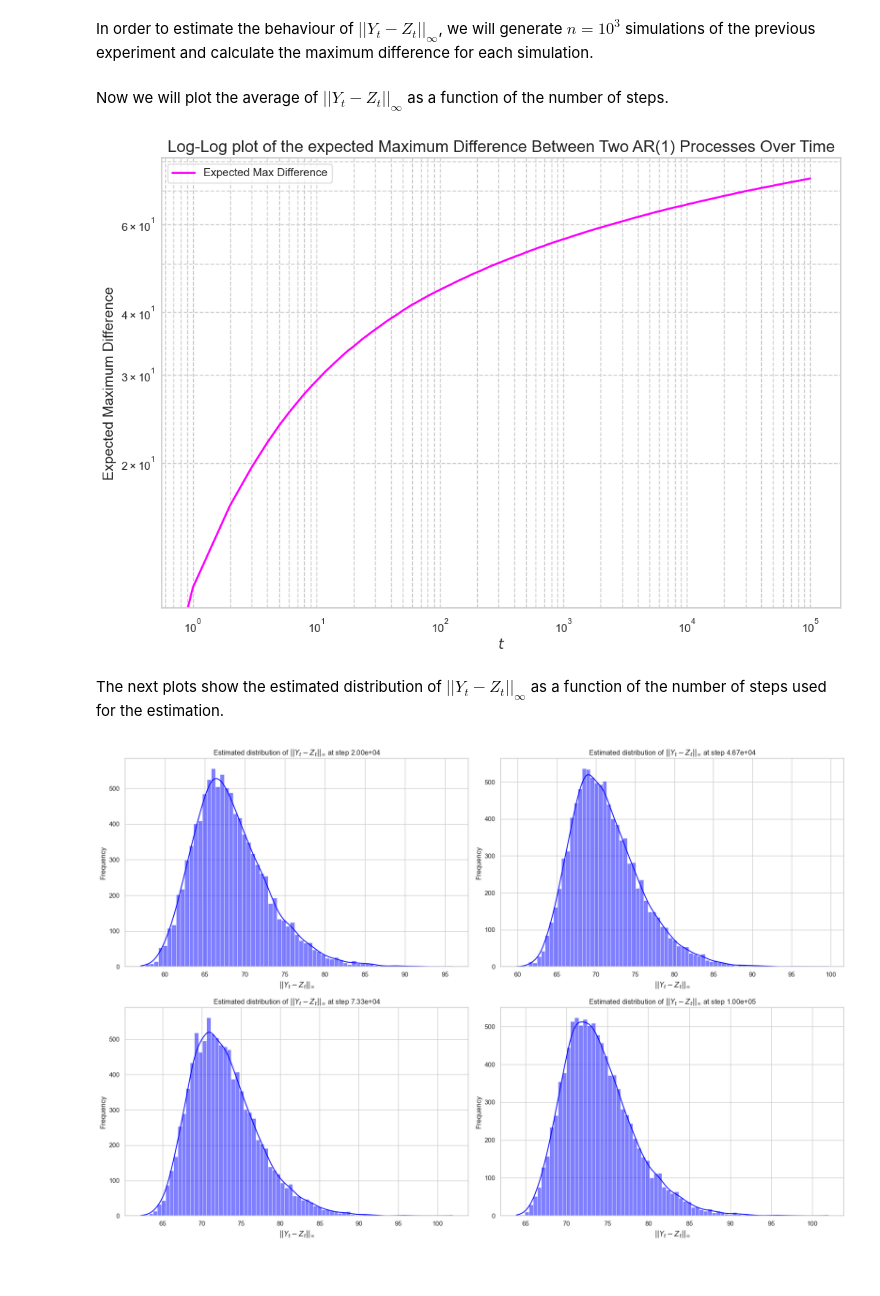
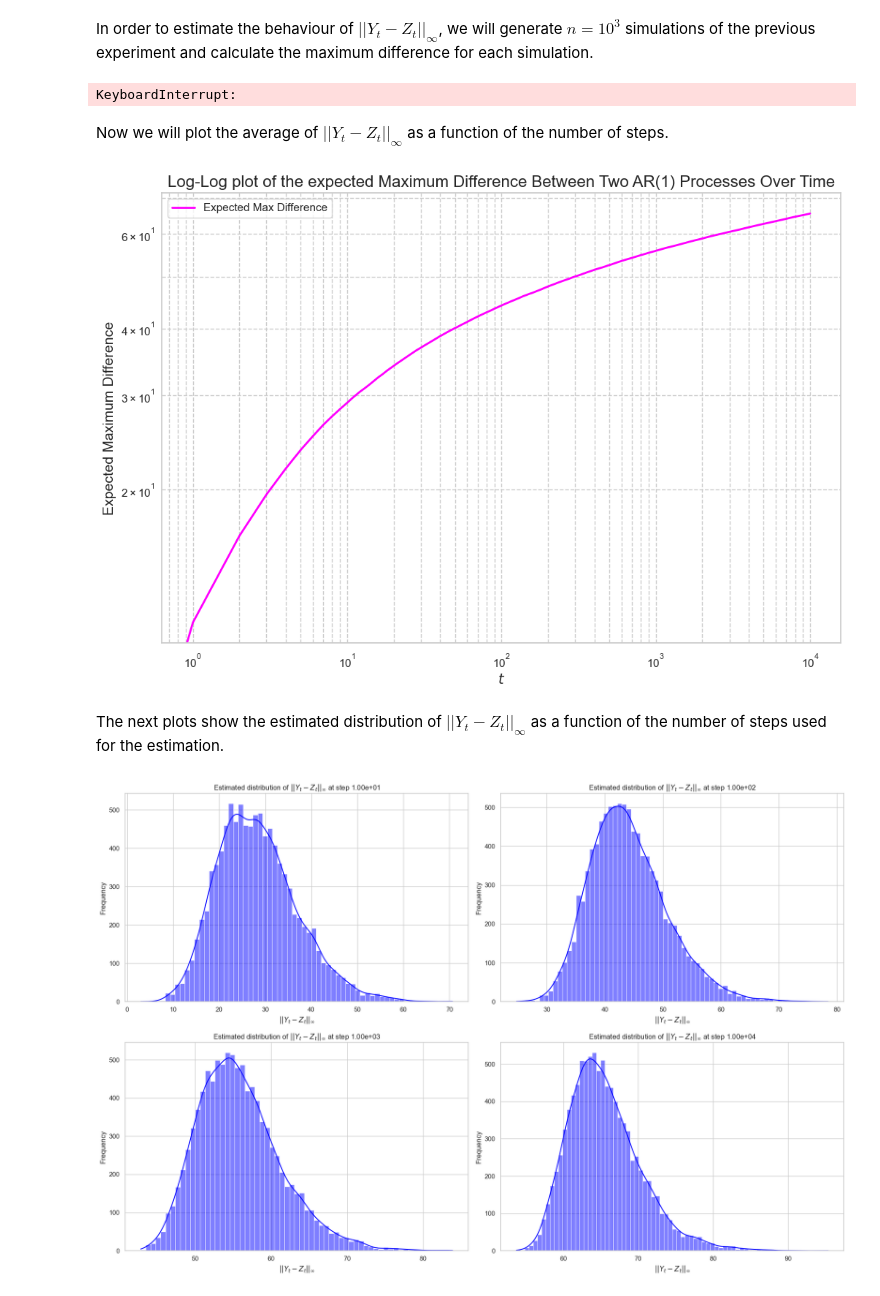
Before and after one commit to statsmarkov/depth_markov, a Jupyter notebook: section2.ipynb, the cells around one changed output. Cells and saved outputs as stored; diff of their text form; code cells hidden in the pictures.

```diff
--- a/section2.ipynb
+++ b/section2.ipynb
@@ -44,7 +44,3 @@ plt.show()
 [figure]
 # %% [markdown]
 In order to estimate the behaviour of $||Y_t-Z_t||_{\infty}$, we will generate $n=10^3$ simulations of the previous experiment and calculate the maximum difference for each simulation.
-# %%
-n_simulations = 10**4
-n_steps = 10**5  # Increasing the number of points to simulate to get a better understanding of the behavior when n is large
-# For 10^5 it takes around 5 minutes to run the simulations
@@ -58,6 +56,8 @@ with ProcessPoolExecutor() as executor:
                                 repeat(common_initial_value, n_simulations),
                                 repeat(2, n_simulations),
                                 np.random.randint(0, 2**32, n_simulations)))
+# %% [output]
+KeyboardInterrupt:
 # %% [markdown]
 Now we will plot the average of $||Y_t-Z_t||_{\infty}$ as a function of the number of steps.
 # %%
@@ -78,29 +78,29 @@ plt.legend()
 plt.grid(True, which="both", ls="--")
 plt.show()
 # %% [output]
-[figure, old version]
+[figure, new version]
 # %% [markdown]
 The next plots show the estimated distribution of $||Y_t-Z_t||_{\infty}$ as a function of the number of steps used for the estimation.
 # %%
-start_step = int(0.2 * n_steps)  # Start from 20% of n_steps
-selected_steps = np.linspace(start_step, n_steps, 4, dtype=int)  # Select 5 time steps
+start_step = 10  # Start at 10 steps
+selected_steps = np.logspace(np.log10(start_step), np.log10(n_steps), 4, dtype=int)  # Select 4 time steps using logspace
 
 # Set up plotting
 sns.set(style="whitegrid")
 fig, axes = plt.subplots(2, 2, figsize=(18, 12))  # Create a subplot grid
 axes = axes.flatten()  # Flatten the array of axes
 
 for i, step in enumerate(selected_steps):
     sns.histplot(max_diffs_all_simulations[:, step-1], ax=axes[i], kde=True, color='blue')
     axes[i].set_title(r'Estimated distribution of $||Y_t-Z_t||_{\infty}$ at step '+f'{step:.2e}')  # Use scientific notation with 2 decimal places for the step number
     axes[i].set_xlabel(r'$||Y_t-Z_t||_{\infty}$')
     axes[i].set_ylabel('Frequency')
 
 # Remove extra subplot (if any)
 for j in range(i+1, len(axes)):
     fig.delaxes(axes[j])
 
 plt.tight_layout()
 plt.show()
 # %% [output]
-[figure, old version]
+[figure, new version]
```
Also changed, not shown: parts of 1 cell of this notebook.
